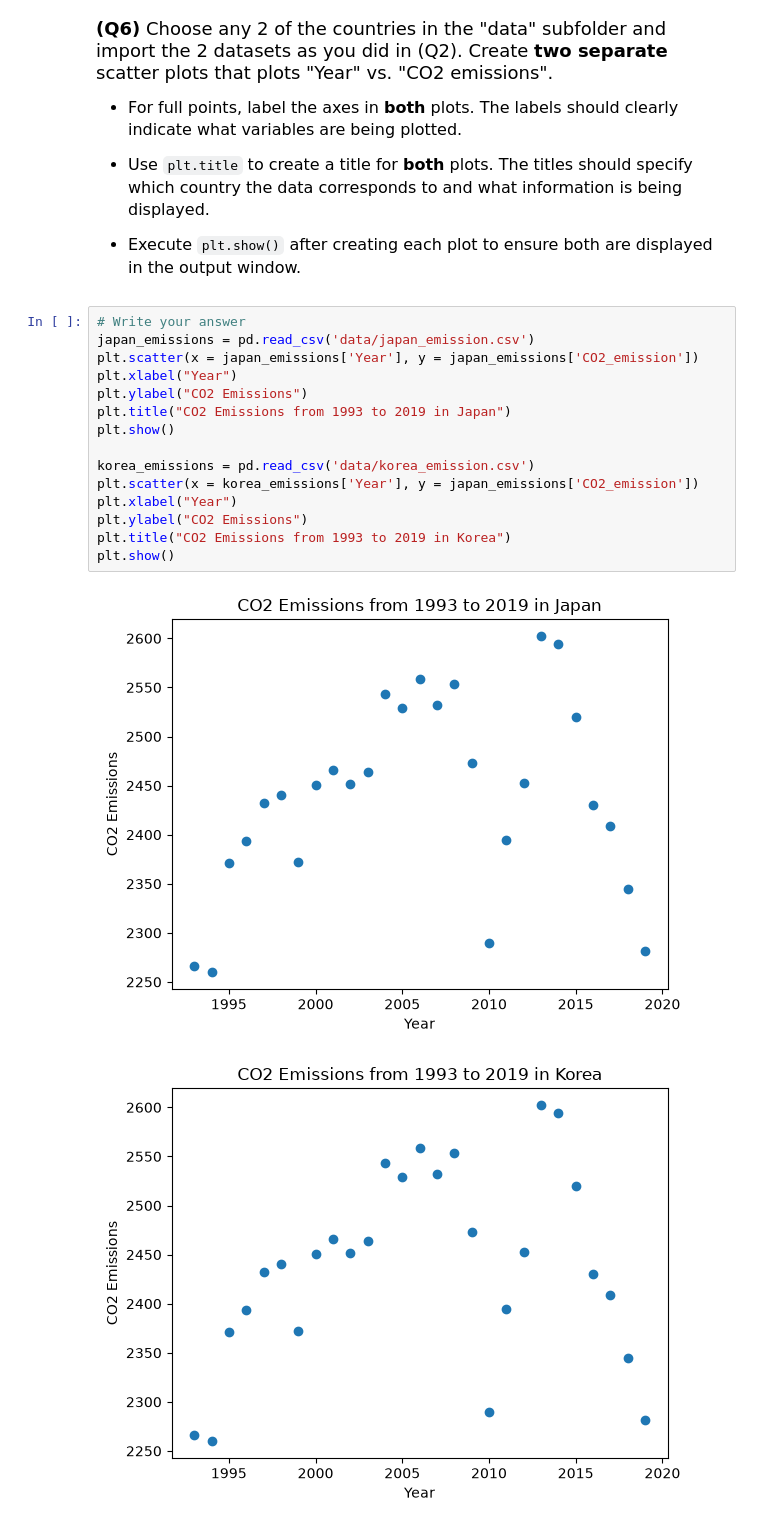
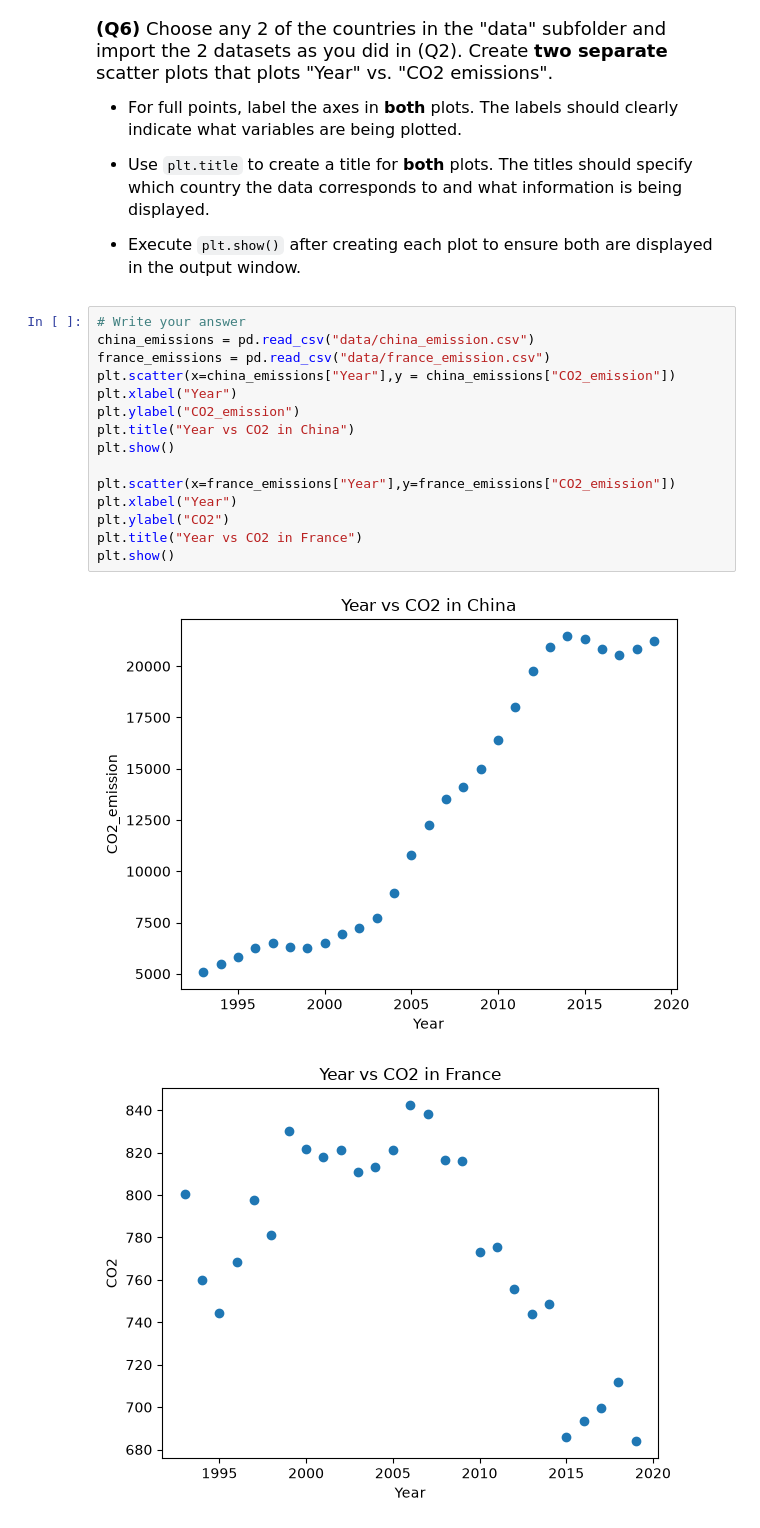
Before and after one commit to Akrush147/datasci151fall2026, a Jupyter notebook: _assignments/assignment_2/Assignment2 - Copy.ipynb, the cells around one changed output. Cells and saved outputs as stored; diff of their text form.

```diff
--- a/_assignments/assignment_2/Assignment2 - Copy.ipynb
+++ b/_assignments/assignment_2/Assignment2 - Copy.ipynb
@@ -148,21 +148,21 @@ plt.show()
 - Use `plt.title` to create a title for **both** plots. The titles should specify which country the data corresponds to and what information is being displayed.
 
 - Execute `plt.show()` after creating each plot to ensure both are displayed in the output window.
-# %%
-# Write your answer
-japan_emissions = pd.read_csv('data/japan_emission.csv')
-plt.scatter(x = japan_emissions['Year'], y = japan_emissions['CO2_emission'])
-plt.xlabel("Year")
-plt.ylabel("CO2 Emissions")
-plt.title("CO2 Emissions from 1993 to 2019 in Japan")
-plt.show()
-
-korea_emissions = pd.read_csv('data/korea_emission.csv')
-plt.scatter(x = korea_emissions['Year'], y = japan_emissions['CO2_emission'])
-plt.xlabel("Year")
-plt.ylabel("CO2 Emissions")
-plt.title("CO2 Emissions from 1993 to 2019 in Korea")
-plt.show()
-# %% [output]
-[figure, removed]
-[figure, removed]
+# %%
+# Write your answer
+china_emissions = pd.read_csv("data/china_emission.csv")
+france_emissions = pd.read_csv("data/france_emission.csv")
+plt.scatter(x=china_emissions["Year"],y = china_emissions["CO2_emission"])
+plt.xlabel("Year")
+plt.ylabel("CO2_emission")
+plt.title("Year vs CO2 in China")
+plt.show()
+
+plt.scatter(x=france_emissions["Year"],y=france_emissions["CO2_emission"])
+plt.xlabel("Year")
+plt.ylabel("CO2")
+plt.title("Year vs CO2 in France")
+plt.show()
+# %% [output]
+[figure, added]
+[figure, added]
```
Also changed, not shown: parts of 1 cell of this notebook, 8 other files.
